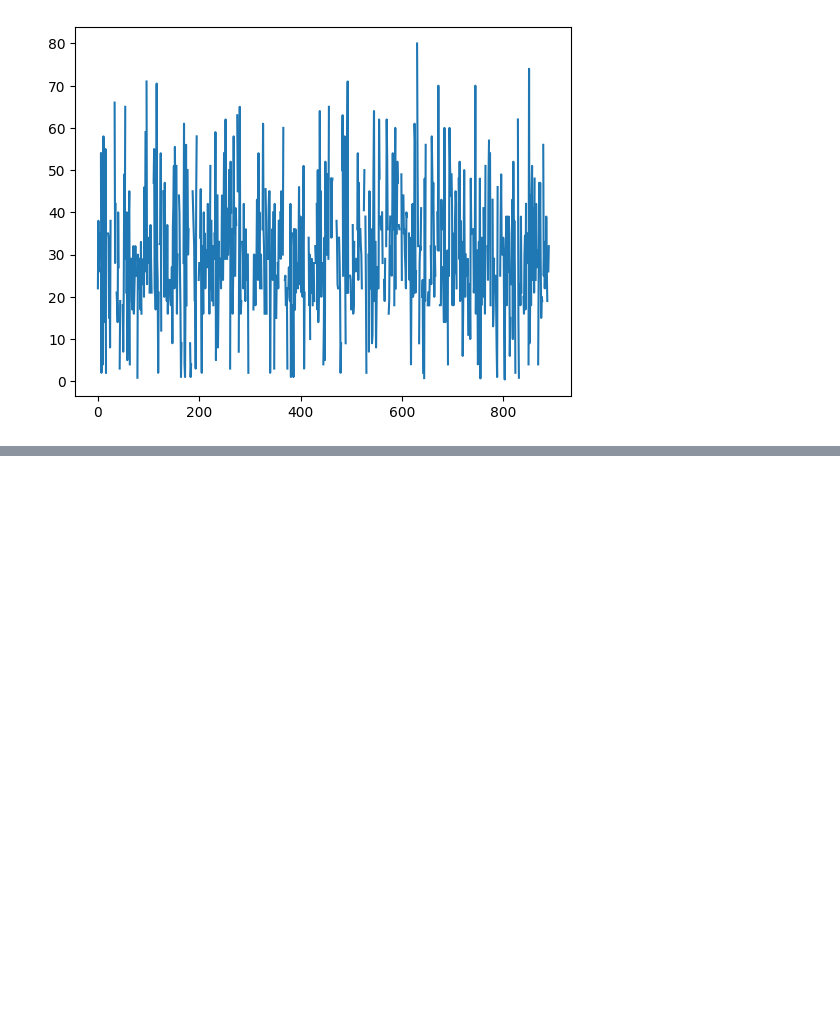
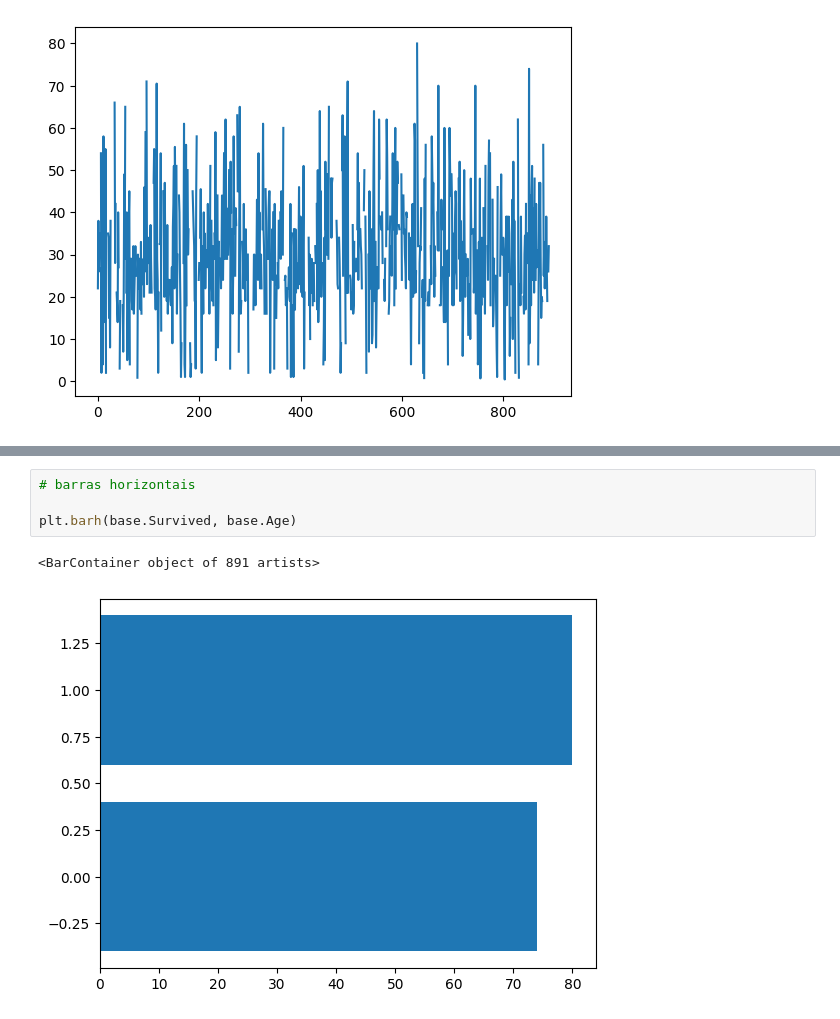
Before and after one commit to xjucelio/python-data-aula, a Jupyter notebook: src/notebooks/a2.ipynb, the cells around one changed output, grey strips where cells are left out. Cells and saved outputs as stored; diff of their text form; blank space fills up the shorter version.

```diff
--- a/src/notebooks/a2.ipynb
+++ b/src/notebooks/a2.ipynb
@@ -26,0 +34,7 @@ plt.plot(base.Age)
+# %%
+# barras horizontais
+
+plt.barh(base.Survived, base.Age)
+# %% [output]
+<BarContainer object of 891 artists>
+[figure, added]
```
Also changed, not shown: parts of 27 cells of this notebook, 1 other file.
